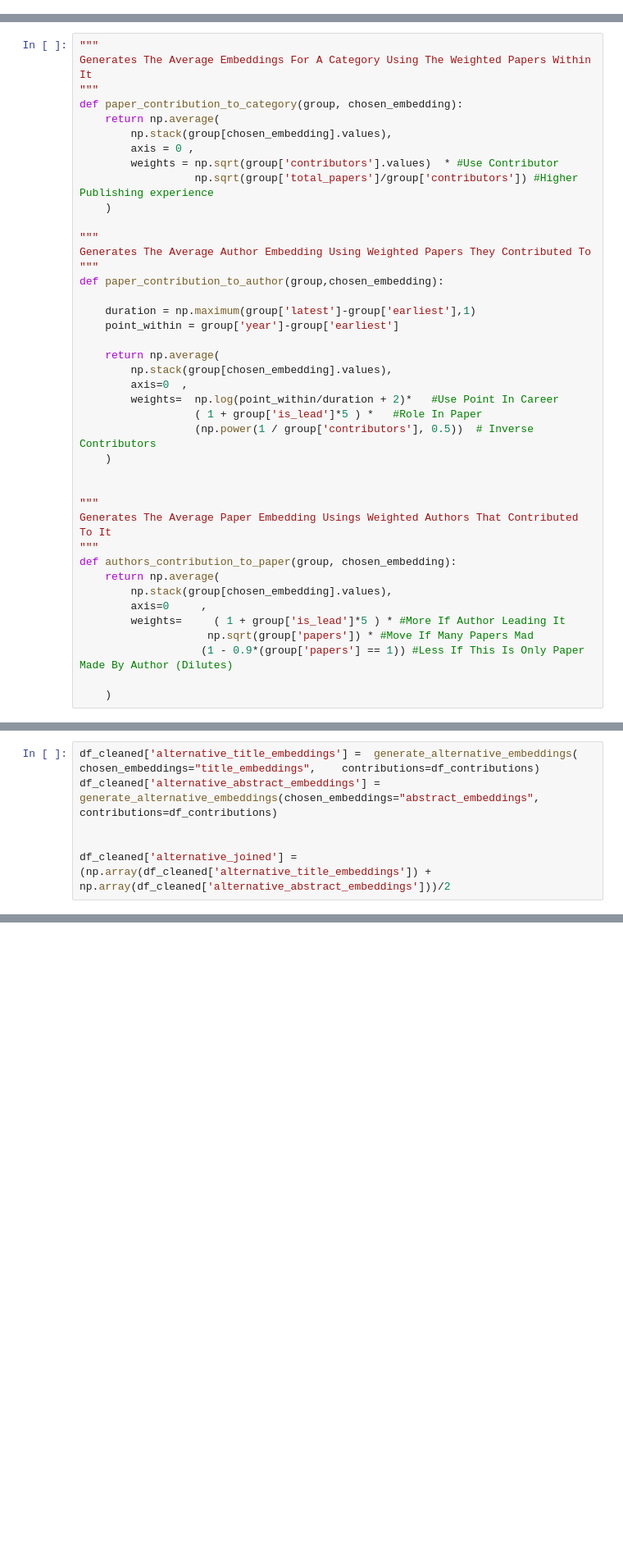
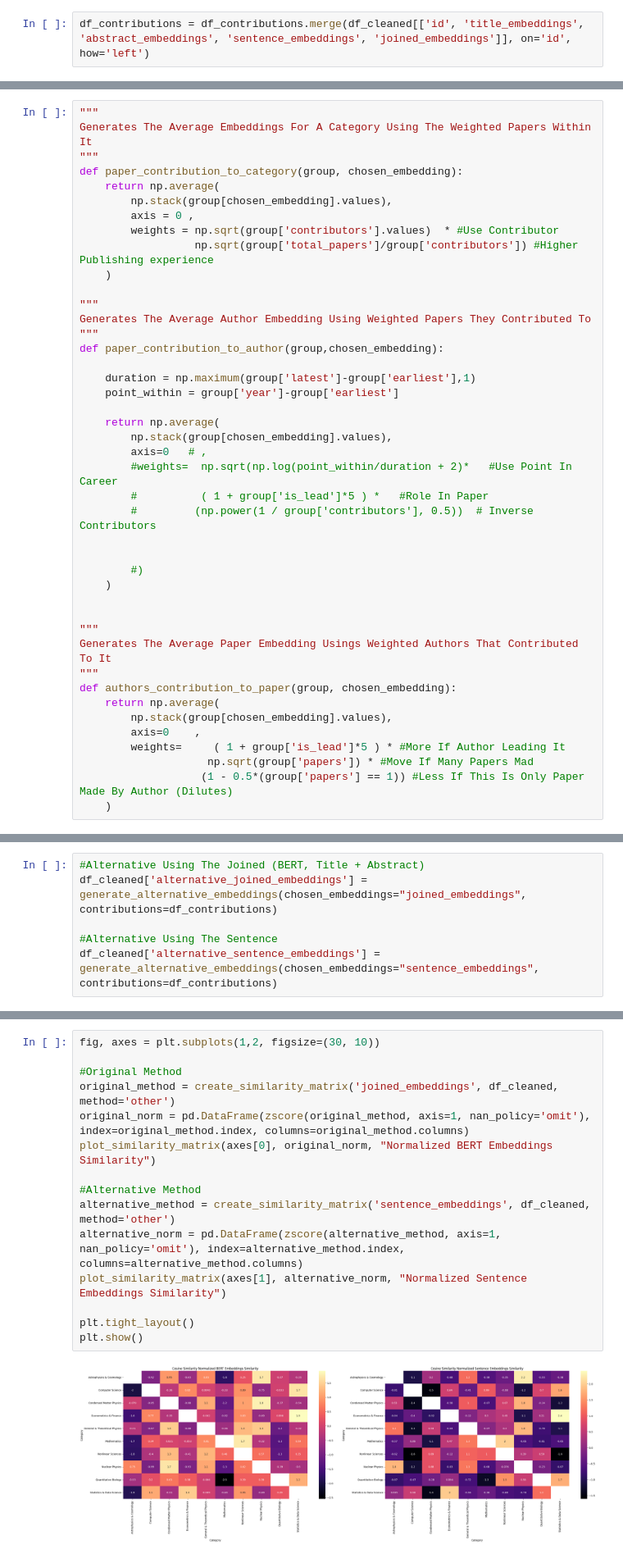
Before and after one commit to lduncan1712/CP421, a Jupyter notebook: CP421 - Project Code.ipynb, the cells around one changed output, grey strips where cells are left out. Shown at 82% size. Saved outputs shown, nothing was run; the diff lists cells and outputs as text; blank space fills up the shorter version.

```diff
--- a/CP421 - Project Code.ipynb
+++ b/CP421 - Project Code.ipynb
@@ -389,3 +476,5 @@ df_cleaned_copy = df_cleaned
+# %%
+df_contributions = df_contributions.merge(df_cleaned[['id', 'title_embeddings', 'abstract_embeddings', 'sentence_embeddings', 'joined_embeddings']], on='id', how='left')
 # %% [markdown]
 ### Additional Embedding Layer: Recursive Aggregation
 
@@ -480,10 +508,13 @@ def paper_contribution_to_author(group,chosen_embedding):
 
     return np.average(
         np.stack(group[chosen_embedding].values),
-        axis=0  ,
-        weights=  np.log(point_within/duration + 2)*   #Use Point In Career
-                  ( 1 + group['is_lead']*5 ) *   #Role In Paper
-                  (np.power(1 / group['contributors'], 0.5))  # Inverse Contributors
+        axis=0   # ,
+        #weights=  np.sqrt(np.log(point_within/duration + 2)*   #Use Point In Career
+        #          ( 1 + group['is_lead']*5 ) *   #Role In Paper
+        #         (np.power(1 / group['contributors'], 0.5))  # Inverse Contributors
+
+
+        #)
     )
 
 
@@ -493,11 +524,10 @@ Generates The Average Paper Embedding Usings Weighted Authors That Contributed T
 def authors_contribution_to_paper(group, chosen_embedding):
     return np.average(
         np.stack(group[chosen_embedding].values),
-        axis=0     ,
+        axis=0    ,
         weights=     ( 1 + group['is_lead']*5 ) * #More If Author Leading It
                     np.sqrt(group['papers']) * #Move If Many Papers Mad
-                   (1 - 0.9*(group['papers'] == 1)) #Less If This Is Only Paper Made By Author (Dilutes)
-
+                   (1 - 0.5*(group['papers'] == 1)) #Less If This Is Only Paper Made By Author (Dilutes)
     )
 # %%
 """"
@@ -532,12 +562,12 @@ def generate_alternative_embeddings(chosen_embeddings, contributions):
 ### NOTE: Generating New Embeddings
 
 - Regenerating both the title, and abstract embeddings, using this method
-# %%
-df_cleaned['alternative_title_embeddings'] =  generate_alternative_embeddings( chosen_embeddings="title_embeddings",    contributions=df_contributions)
-df_cleaned['alternative_abstract_embeddings'] = generate_alternative_embeddings(chosen_embeddings="abstract_embeddings", contributions=df_contributions)
-
-
-df_cleaned['alternative_joined'] = (np.array(df_cleaned['alternative_title_embeddings']) + np.array(df_cleaned['alternative_abstract_embeddings']))/2
+# %%
+#Alternative Using The Joined (BERT, Title + Abstract)
+df_cleaned['alternative_joined_embeddings'] = generate_alternative_embeddings(chosen_embeddings="joined_embeddings", contributions=df_contributions)
+
+#Alternative Using The Sentence
+df_cleaned['alternative_sentence_embeddings'] = generate_alternative_embeddings(chosen_embeddings="sentence_embeddings", contributions=df_contributions)
 # %% [markdown]
 ### Cosine Similarity:
 
@@ -595,0 +625,17 @@ plt.show()
+# %%
+fig, axes = plt.subplots(1,2, figsize=(30, 10))
+
+#Original Method
+original_method = create_similarity_matrix('joined_embeddings', df_cleaned, method='other')
+original_norm = pd.DataFrame(zscore(original_method, axis=1, nan_policy='omit'), index=original_method.index, columns=original_method.columns)
+plot_similarity_matrix(axes[0], original_norm, "Normalized BERT Embeddings Similarity")
+
+#Alternative Method
+alternative_method = create_similarity_matrix('sentence_embeddings', df_cleaned, method='other')
+alternative_norm = pd.DataFrame(zscore(alternative_method, axis=1, nan_policy='omit'), index=alternative_method.index, columns=alternative_method.columns)
+plot_similarity_matrix(axes[1], alternative_norm, "Normalized Sentence Embeddings Similarity")
+
+plt.tight_layout()
+plt.show()
+# %% [output]
+[figure, added]
```
Also changed, not shown: parts of 24 cells of this notebook.
